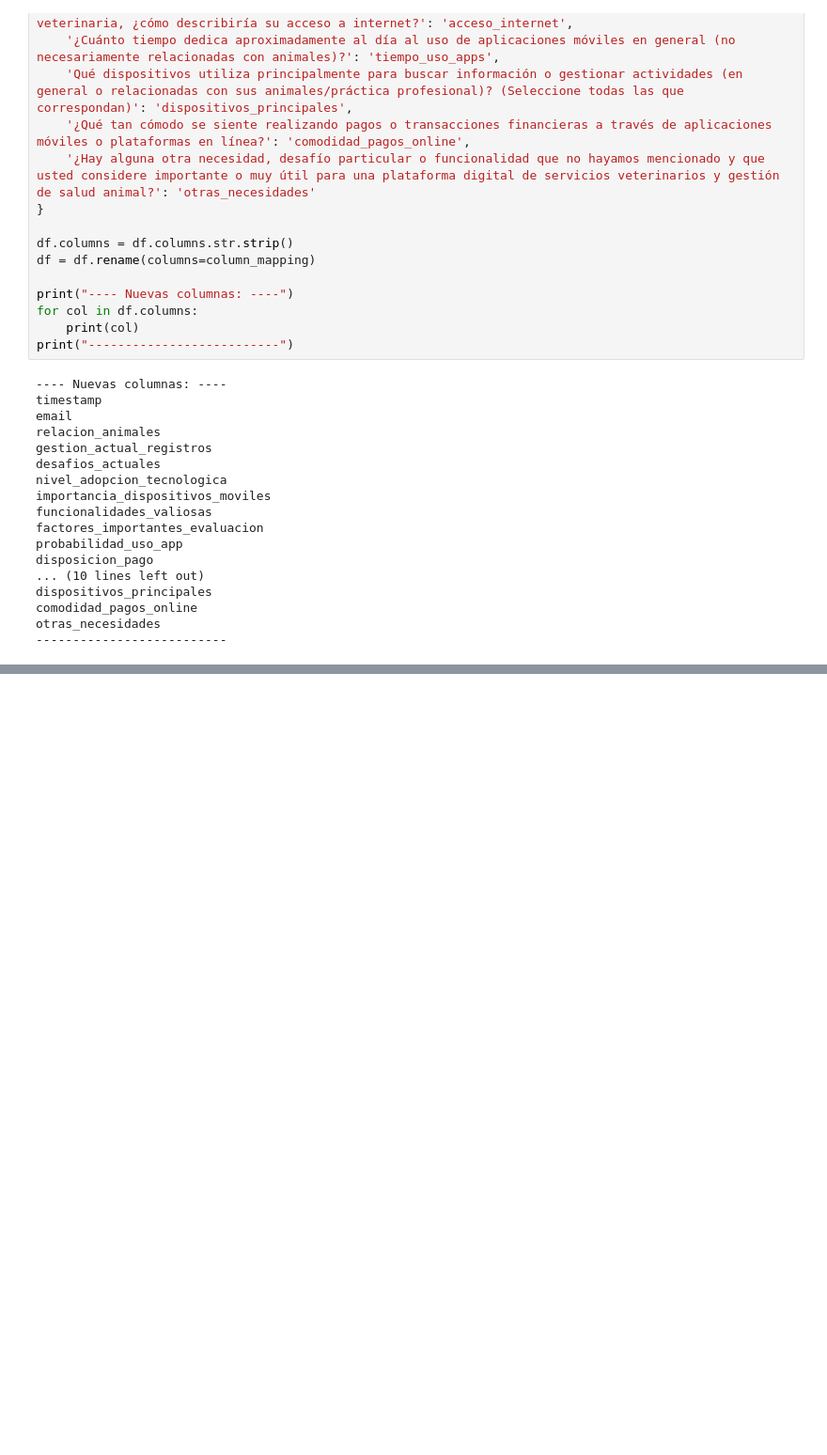
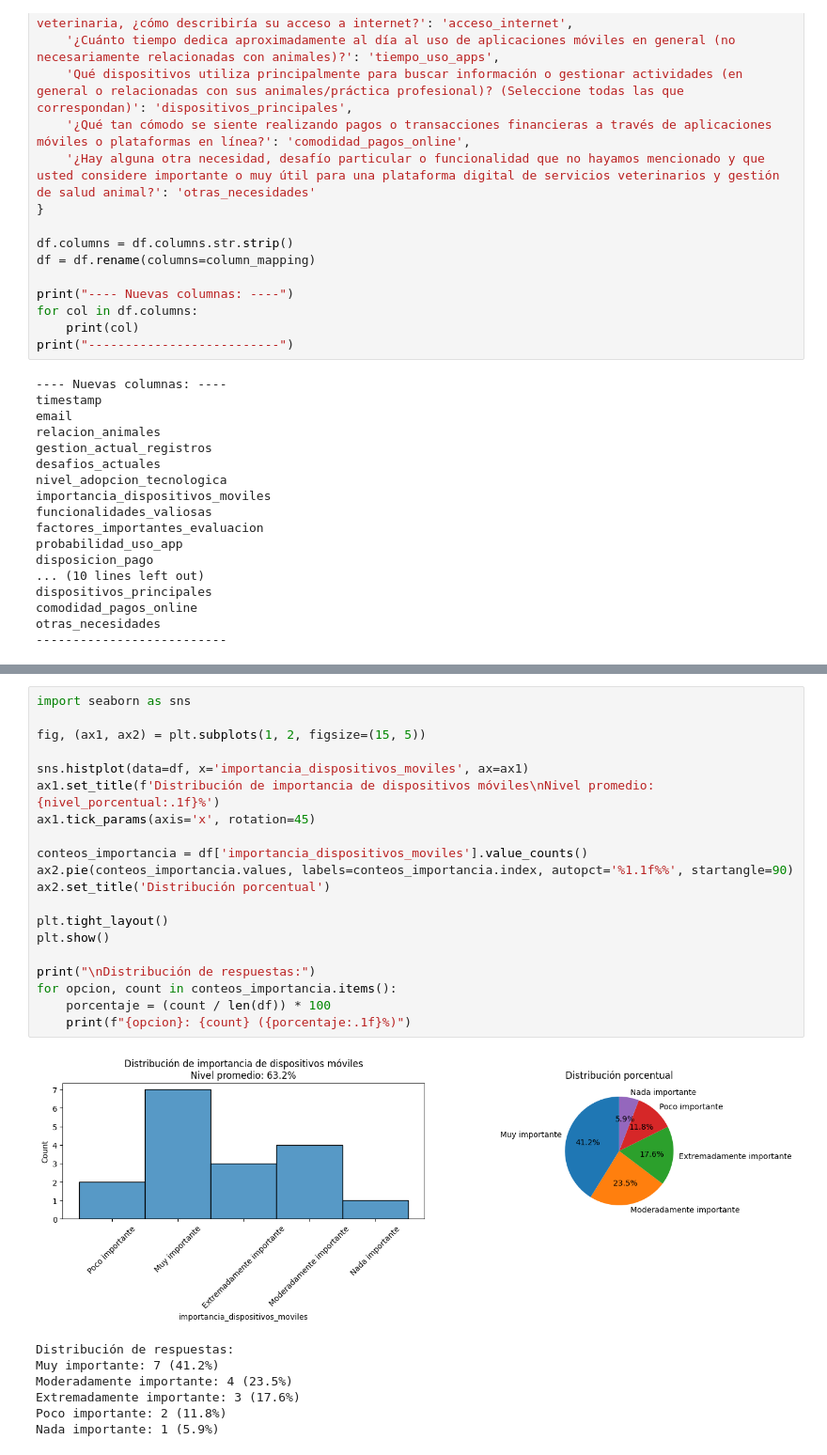
Before and after one commit to betooxx-dev/md-vetzoone, a Jupyter notebook: notebook_main.ipynb, the cells around one changed output, grey strips where cells are left out. Shown at 94% size. Saved outputs shown, nothing was run; the diff lists cells and outputs as text; blank space fills up the shorter version.

```diff
--- a/notebook_main.ipynb
+++ b/notebook_main.ipynb
@@ -156,0 +275,28 @@ dtype: int64
+# %%
+import seaborn as sns
+
+fig, (ax1, ax2) = plt.subplots(1, 2, figsize=(15, 5))
+
+sns.histplot(data=df, x='importancia_dispositivos_moviles', ax=ax1)
+ax1.set_title(f'Distribución de importancia de dispositivos móviles\nNivel promedio: {nivel_porcentual:.1f}%')
+ax1.tick_params(axis='x', rotation=45)
+
+conteos_importancia = df['importancia_dispositivos_moviles'].value_counts()
+ax2.pie(conteos_importancia.values, labels=conteos_importancia.index, autopct='%1.1f%%', startangle=90)
+ax2.set_title('Distribución porcentual')
+
+plt.tight_layout()
+plt.show()
+
+print("\nDistribución de respuestas:")
+for opcion, count in conteos_importancia.items():
+    porcentaje = (count / len(df)) * 100
+    print(f"{opcion}: {count} ({porcentaje:.1f}%)")
+# %% [output]
+[figure, added]
+Distribución de respuestas:
+Muy importante: 7 (41.2%)
+Moderadamente importante: 4 (23.5%)
+Extremadamente importante: 3 (17.6%)
+Poco importante: 2 (11.8%)
+Nada importante: 1 (5.9%)
```
Also changed, not shown: parts of 25 cells of this notebook, 1 other file.
